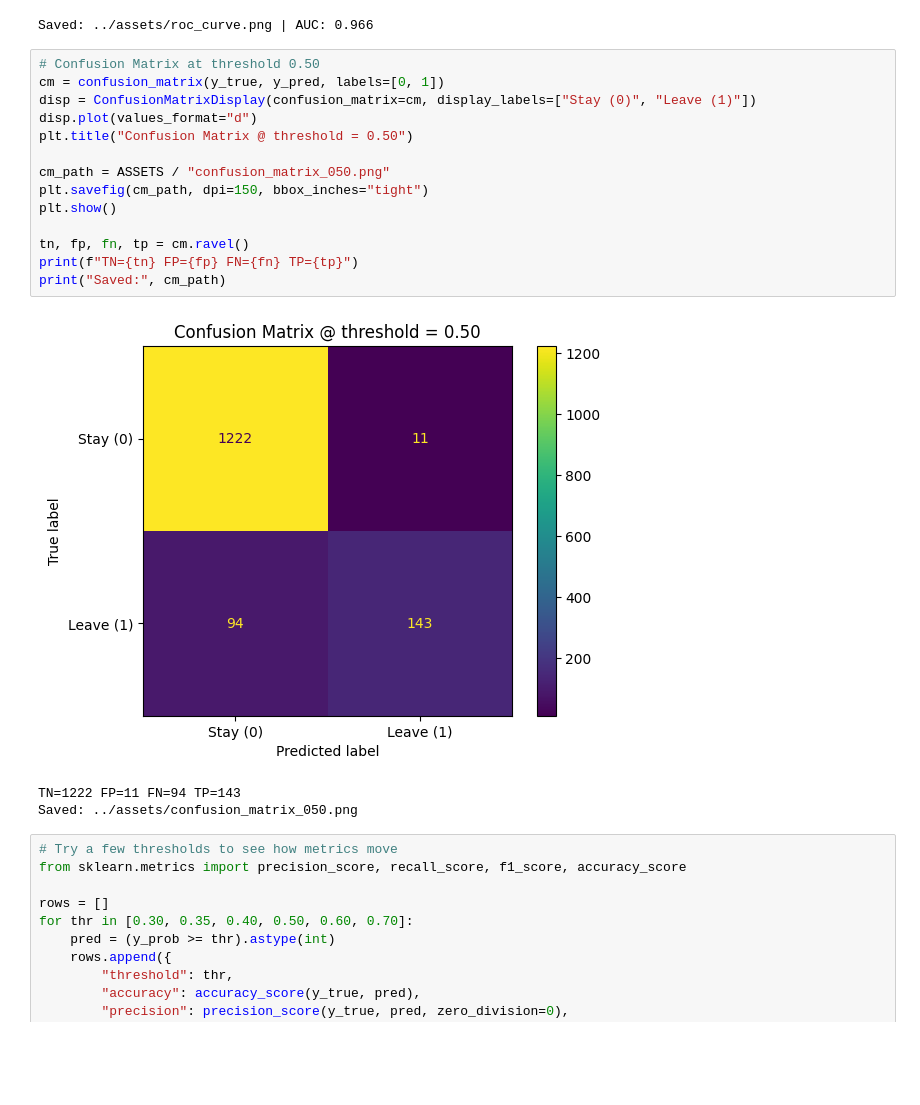
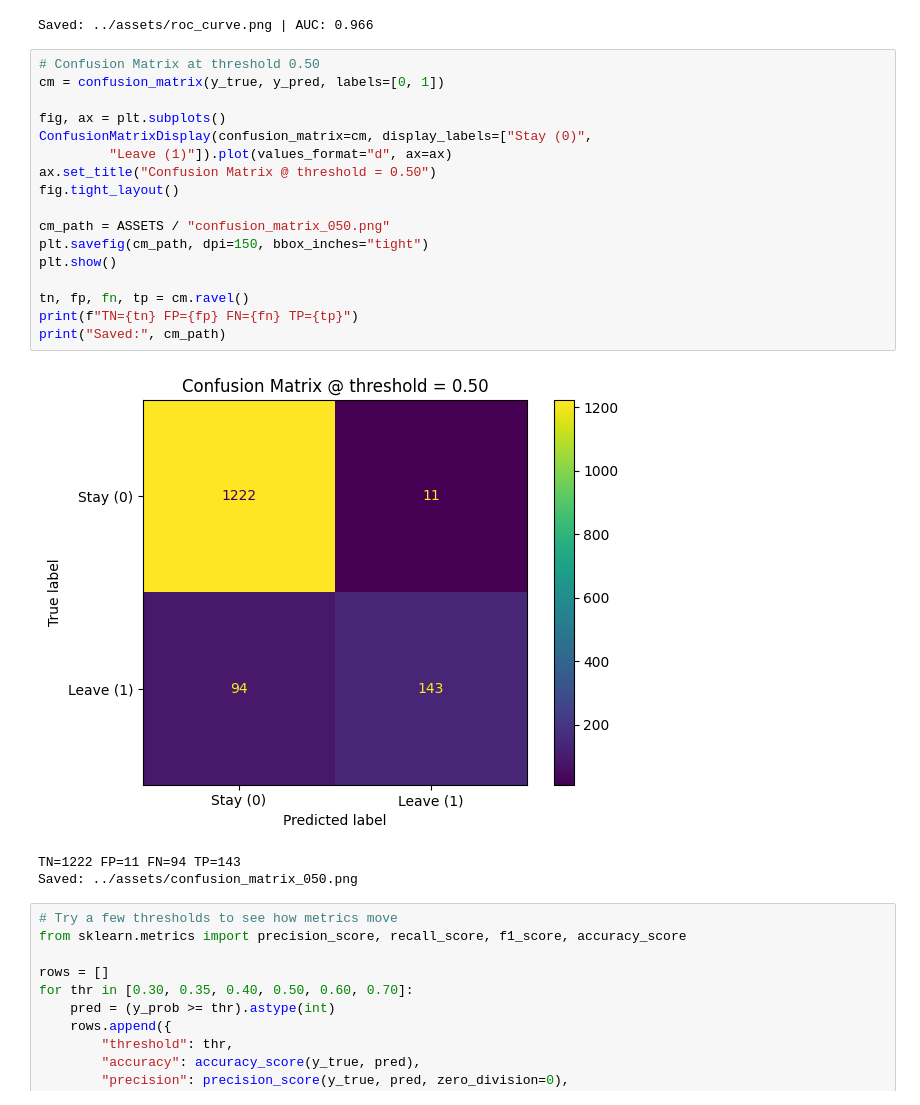
Before and after one commit to agodahdev/AttriSight, a Jupyter notebook: jupyter_notebooks/04_evaluate_and_release.ipynb, the cells around one changed output. Saved outputs shown, nothing was run; the diff lists cells and outputs as text; blank space fills up the shorter version.

Commit message:
nb04 - update export confusion matrix image

```diff
--- a/jupyter_notebooks/04_evaluate_and_release.ipynb
+++ b/jupyter_notebooks/04_evaluate_and_release.ipynb
@@ -89,19 +89,22 @@ Saved: ../assets/roc_curve.png | AUC: 0.966
 # %%
 # Confusion Matrix at threshold 0.50
 cm = confusion_matrix(y_true, y_pred, labels=[0, 1])
-disp = ConfusionMatrixDisplay(confusion_matrix=cm, display_labels=["Stay (0)", "Leave (1)"])
-disp.plot(values_format="d")
-plt.title("Confusion Matrix @ threshold = 0.50")
+
+fig, ax = plt.subplots()
+ConfusionMatrixDisplay(confusion_matrix=cm, display_labels=["Stay (0)",
+         "Leave (1)"]).plot(values_format="d", ax=ax)
+ax.set_title("Confusion Matrix @ threshold = 0.50")
+fig.tight_layout()
 
 cm_path = ASSETS / "confusion_matrix_050.png"
 plt.savefig(cm_path, dpi=150, bbox_inches="tight")
 plt.show()
 
 tn, fp, fn, tp = cm.ravel()
 print(f"TN={tn} FP={fp} FN={fn} TP={tp}")
 print("Saved:", cm_path)
 # %% [output]
-[figure, old version]
+[figure, new version]
 TN=1222 FP=11 FN=94 TP=143
 Saved: ../assets/confusion_matrix_050.png
 # %%
```
Also changed, not shown: 1 other file.
